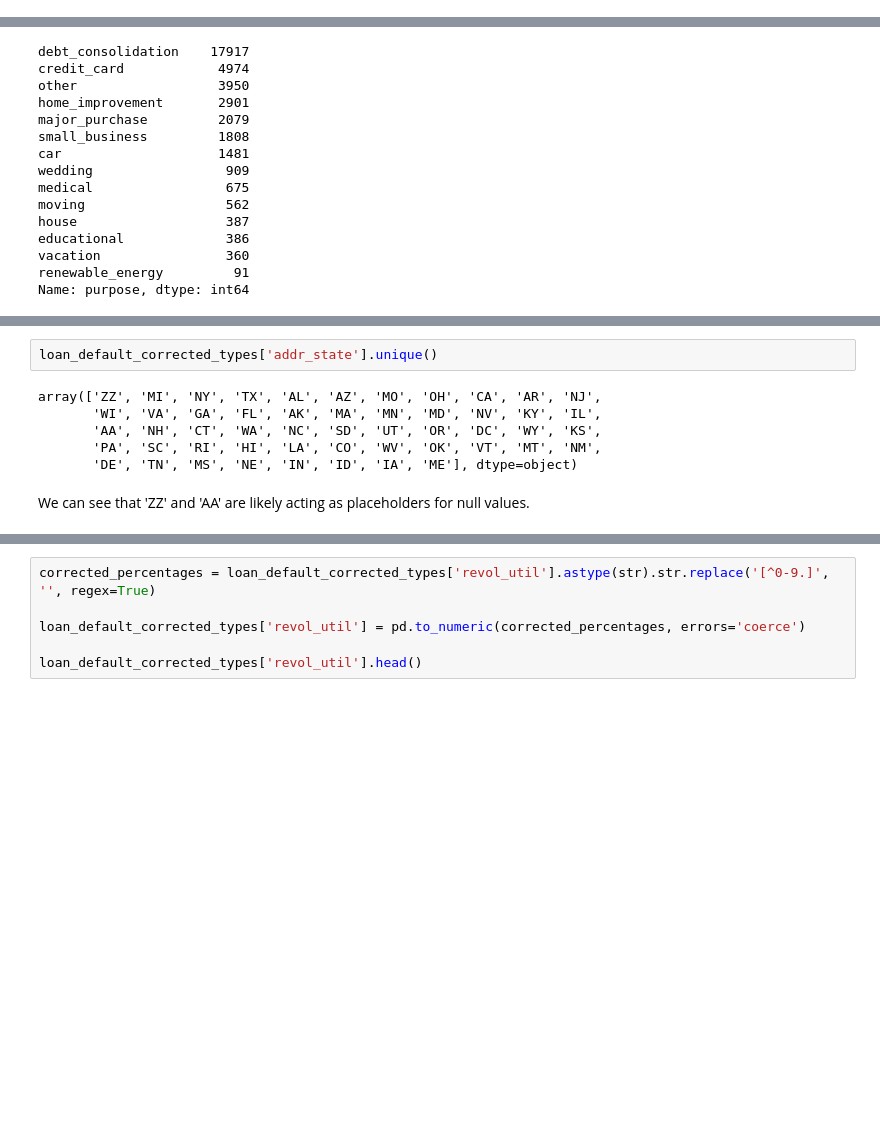
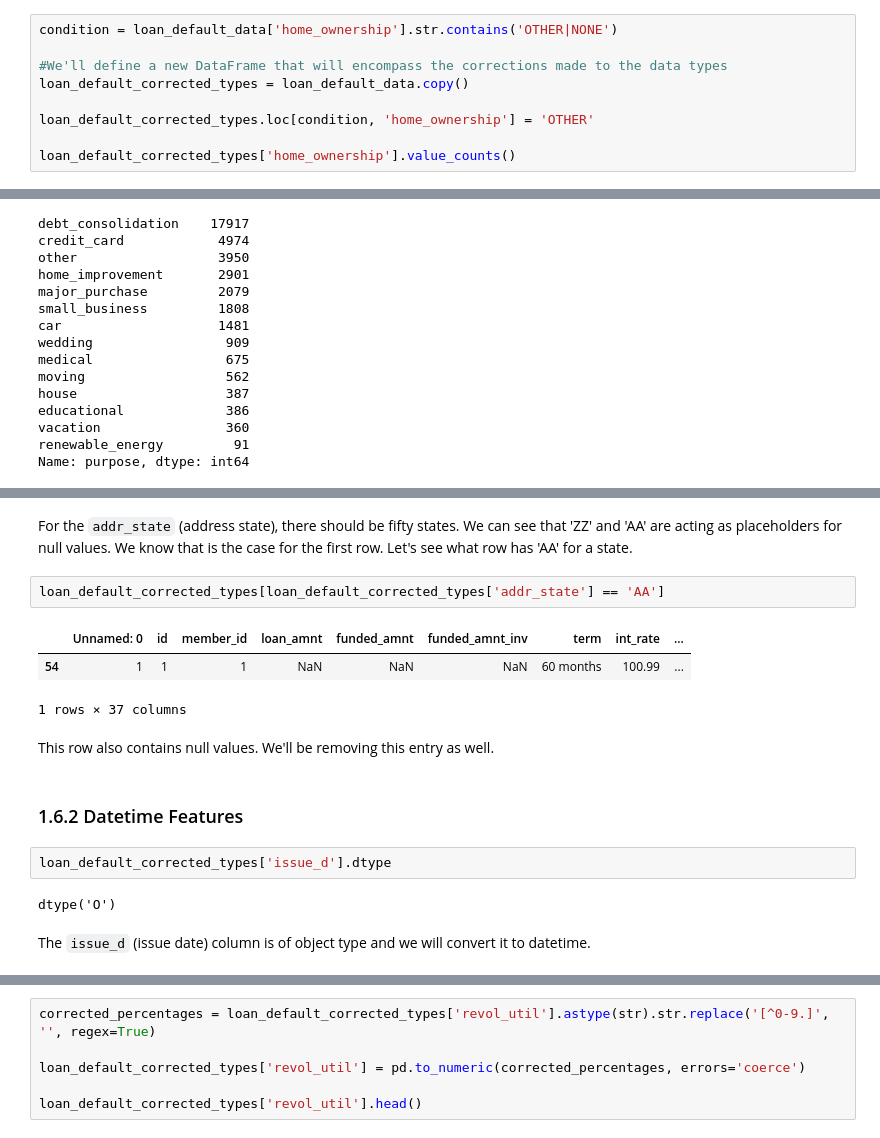
Before and after one commit to issacgomez07/Capstone-2-LendingClub-Defaults, a Jupyter notebook: notebooks/01_data_wrangling.ipynb, the cells around one changed output, grey strips where cells are left out. Cells and saved outputs as stored; diff of their text form; blank space fills up the shorter version.

```diff
--- a/notebooks/01_data_wrangling.ipynb
+++ b/notebooks/01_data_wrangling.ipynb
@@ -132,0 +222,9 @@ Name: home_ownership, dtype: int64
+# %%
+condition = loan_default_data['home_ownership'].str.contains('OTHER|NONE')
+
+#We'll define a new DataFrame that will encompass the corrections made to the data types
+loan_default_corrected_types = loan_default_data.copy()
+
+loan_default_corrected_types.loc[condition, 'home_ownership'] = 'OTHER'
+
+loan_default_corrected_types['home_ownership'].value_counts()
@@ -206,10 +343,18 @@ loan_default_corrected_types['addr_state'].nunique()
+# %% [markdown]
+For the `addr_state` (address state), there should be fifty states. We can see that 'ZZ' and 'AA' are acting as placeholders for null values. We know that is the case for the first row. Let's see what row has 'AA' for a state.
 # %%
-loan_default_corrected_types['addr_state'].unique()
+loan_default_corrected_types[loan_default_corrected_types['addr_state'] == 'AA']
 # %% [output]
+|  | Unnamed: 0 | id | member_id | loan_amnt | funded_amnt | funded_amnt_inv | term | int_rate | ... |
+| 54 | 1 | 1 | 1 | NaN | NaN | NaN | 60 months | 100.99 | ... |
-array(['ZZ', 'MI', 'NY', 'TX', 'AL', 'AZ', 'MO', 'OH', 'CA', 'AR', 'NJ',
-       'WI', 'VA', 'GA', 'FL', 'AK', 'MA', 'MN', 'MD', 'NV', 'KY', 'IL',
-       'AA', 'NH', 'CT', 'WA', 'NC', 'SD', 'UT', 'OR', 'DC', 'WY', 'KS',
-       'PA', 'SC', 'RI', 'HI', 'LA', 'CO', 'WV', 'OK', 'VT', 'MT', 'NM',
-       'DE', 'TN', 'MS', 'NE', 'IN', 'ID', 'IA', 'ME'], dtype=object)
+1 rows × 37 columns
-# %% [markdown]
-We can see that 'ZZ' and 'AA' are likely acting as placeholders for null values.
+# %% [markdown]
+This row also contains null values. We'll be removing this entry as well.
+# %% [markdown]
+### 1.6.2 Datetime Features<a id='1.6.2_Datetime_Features'></a>
+# %%
+loan_default_corrected_types['issue_d'].dtype
+# %% [output]
+dtype('O')
+# %% [markdown]
+The `issue_d` (issue date) column is of object type and we will convert it to datetime.
```
Also changed, not shown: parts of 100 cells of this notebook, 1 other file.
